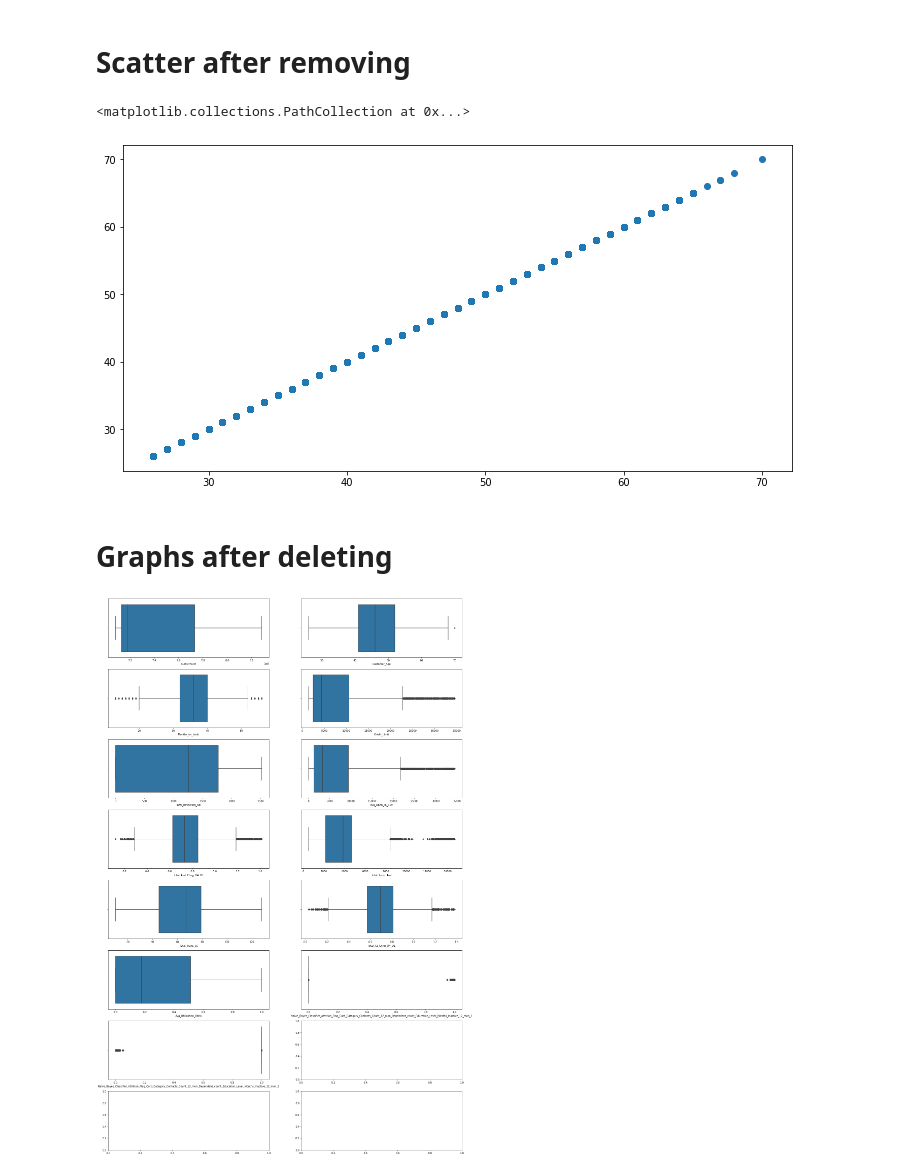
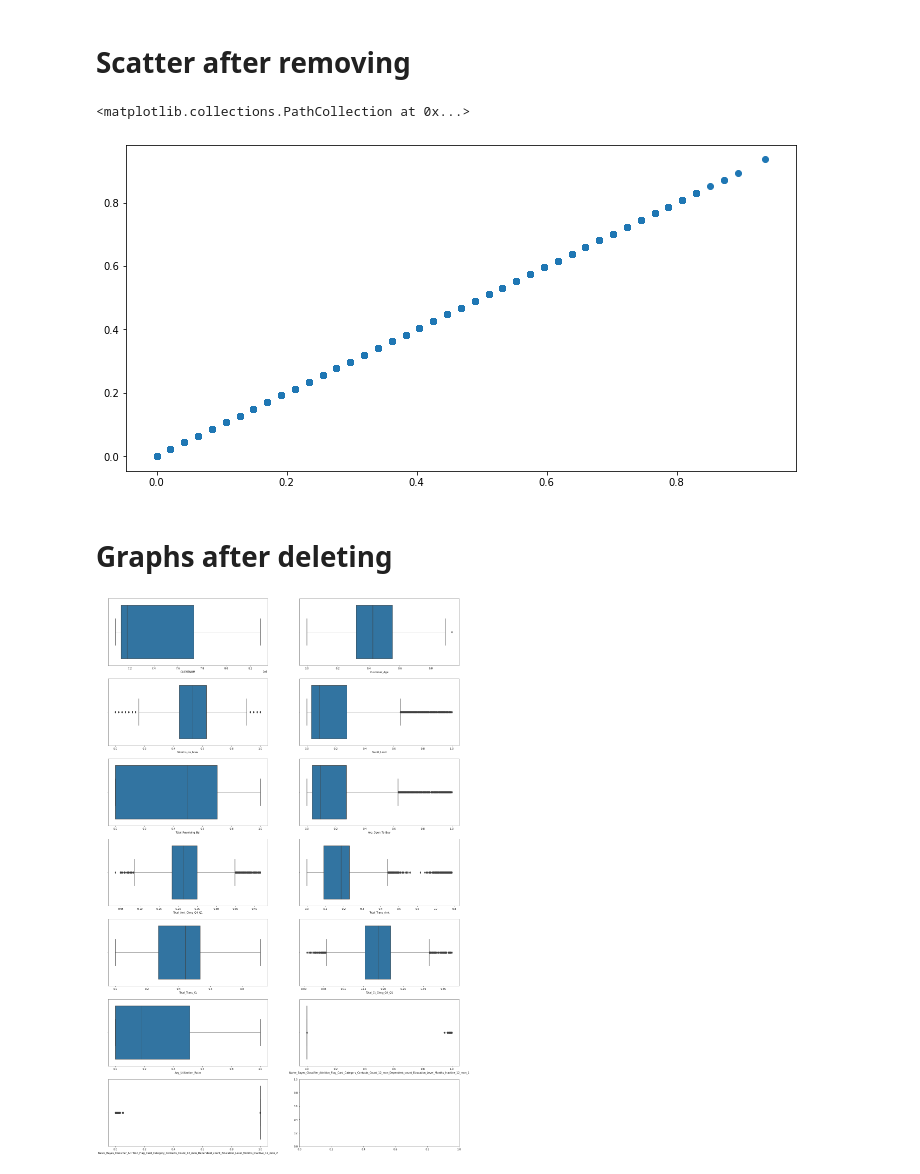
Before and after one commit to rnd4u-org/2021-knu-churn, a Jupyter notebook: Data Pre-Processing.ipynb, the cells around one changed output. Cells and saved outputs as stored; diff of their text form; code cells hidden in the pictures.

Commit message:
Added normalize and noraml encode

```diff
--- a/Data Pre-Processing.ipynb
+++ b/Data Pre-Processing.ipynb
@@ -29,0 +32,3 @@ bank
+# %%
+bank[numeric_names[1:]] = bank[numeric_names[1:]].apply(lambda x: (x-x.min())/(x.max()-x.min()))
+bank
@@ -118,33 +137,8 @@ dtype: int64
 # %% [markdown]
 # Changing str to num
 # %%
-attrition_dict = {'Existing Customer' : 1,'Attrited Customer': 0}
-gender_dict = {'M' : 1,'F' : 0}
-education_dict = {'Uneducated' : 0,'Graduate' : 1 ,'High School' : 2,'College' : 3,'Post-Graduate' : 4,'Doctorate' : 5}
-marital_dict = {'Married' : 1, 'Single' : 0, 'Divorced' : 2}
-card_dict = {'Blue' : 0, 'Silver' : 1, 'Gold' : 2, 'Platinum' : 3}
-
-for i,num in enumerate(bank['Attrition_Flag']):
-    bank.at[i, 'Attrition_Flag'] = attrition_dict[num]
-
-for i,num in enumerate(bank['Gender']):
-    bank.at[i, 'Gender'] = gender_dict[num]
-
-for i,num in enumerate(bank['Marital_Status']):
-    bank.at[i, 'Marital_Status'] = marital_dict[num]
-
-for i,num in enumerate(bank['Education_Level']):
-    bank.at[i, 'Education_Level'] = education_dict[num]
-
-for i,num in enumerate(bank['Income_Category']):
-    number_list = re.findall(r"\d+",num)
-    bank.at[i, 'Income_Category'] = int(max(number_list))*1000
-
-for i,num in enumerate(bank['Card_Category']):
-    bank.at[i, 'Card_Category'] = card_dict[num]
-
-for i in names:
-    pandas.to_numeric(bank[i],downcast='integer',errors ='coerce')
-
-bank.isnull().sum()
+for i in (1, 3, 5, 6, 7, 8):
+         le = LabelEncoder()
+         bank[names[i]]= le.fit_transform(bank[names[i]])
+bank
 # %% [output]
@@ -168,7 +158,7 @@ dtype: int64
 # %% [markdown]
 # Graphics before deleting outliers
 # %%
-fig, axs = plt.subplots(8, 2, figsize=(25, 40))
+fig, axs = plt.subplots(7, 2, figsize=(25, 40))
 axes = [item for sublist in axs for item in sublist]
 j = 0
 
@@ -205,19 +195,19 @@ fig, ax = plt.subplots(figsize=(12,6))
 ax.scatter(bank['Customer_Age'], bank['Customer_Age'])
 # %% [output]
 <matplotlib.collections.PathCollection at 0x...>
-[figure, old version]
+[figure, new version]
 # %% [markdown]
 # Graphs after deleting
 # %%
-fig, axs = plt.subplots(8, 2, figsize=(25, 40))
+fig, axs = plt.subplots(7, 2, figsize=(25, 40))
 axes = [item for sublist in axs for item in sublist]
 j = 0
 
 for i in numeric_names:
     sea.boxplot(data=bank, x=bank[i], ax=axes[j])
     j += 1
 
 plt.show()
 # %% [output]
-[figure, old version]
+[figure, new version]
 # %%
```
Also changed, not shown: parts of 7 cells of this notebook.
